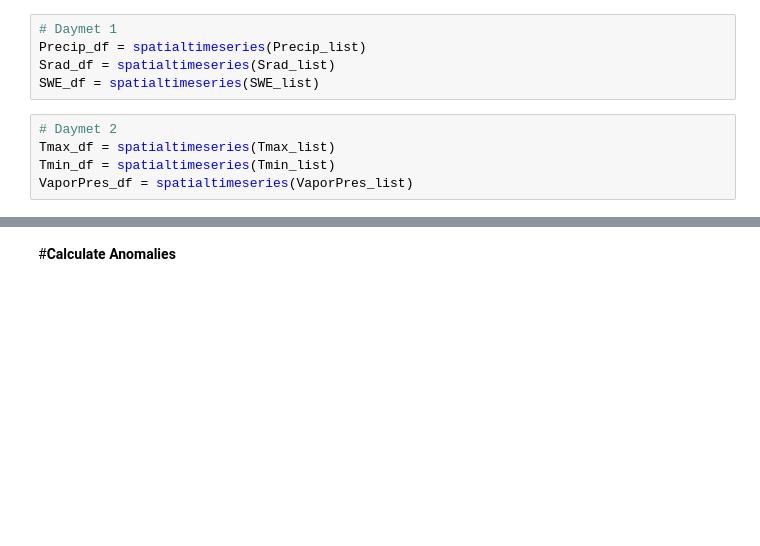
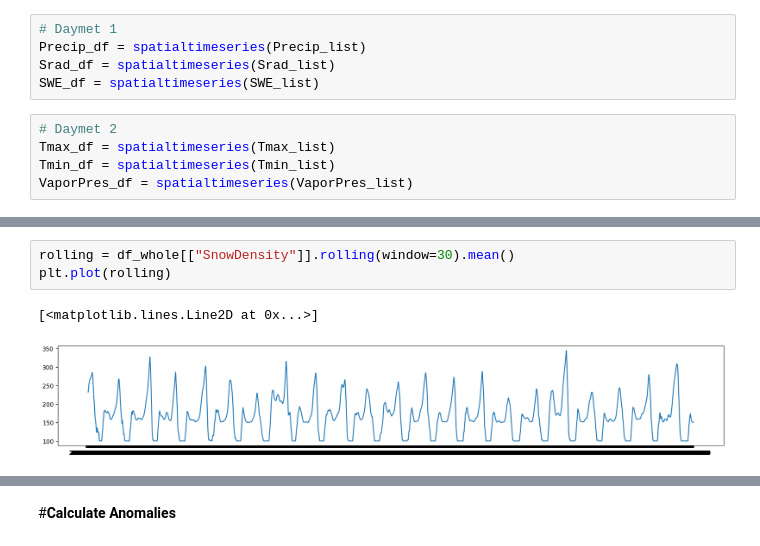
Before and after one commit to anniebritton/ISAMR-Research, a Jupyter notebook: Wapusk_GreenUp_Analysis.ipynb, the cells around one changed output, grey strips where cells are left out. Cells and saved outputs as stored; diff of their text form; blank space fills up the shorter version.

```diff
--- a/Wapusk_GreenUp_Analysis.ipynb
+++ b/Wapusk_GreenUp_Analysis.ipynb
@@ -267,0 +278,6 @@ plt.show()
+# %%
+rolling = df_whole[["SnowDensity"]].rolling(window=30).mean()
+plt.plot(rolling)
+# %% [output]
+[<matplotlib.lines.Line2D at 0x...>]
+[figure, added]
```
Also changed, not shown: parts of 30 cells of this notebook.
